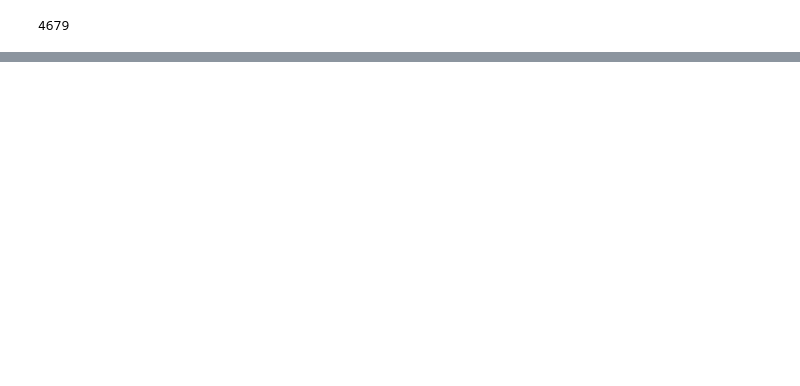
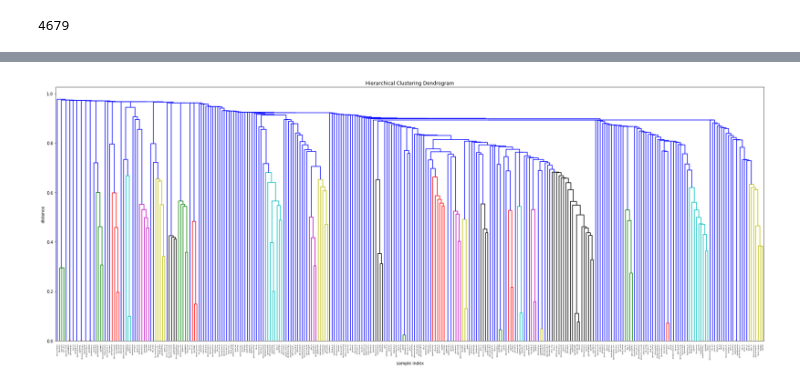
Before and after one commit to dimazest/2018-lv2, a Jupyter notebook: supplement/Sandbox.ipynb, the cells around one changed output, grey strips where cells are left out. Cells and saved outputs as stored; diff of their text form; code cells hidden in the pictures; blank space fills up the shorter version.

Commit message:
Hierarchical clustering of screen names

```diff
--- a/supplement/Sandbox.ipynb
+++ b/supplement/Sandbox.ipynb
@@ -39,5 +48,7 @@ vocabulary[''] = 0
 len(vocabulary)
 # %% [output]
 4679
+# %%
+D = 10_000
 # %%
-features = ri.Features(vocabulary)
+features = ri.Features(vocabulary, D=D)
@@ -74,6 +54,0 @@ def index(tweets, features):
-# %%
-%%time
-languages, screen_names, hashtags = index(
-    itertools.islice(read_tweets('tweet_dump.csv'), 100_000),
-    features,
-)
@@ -96,0 +108,29 @@ Wall time: 1h 8min 20s
+# %%
+screen_names = (
+    #by_screen_name.loc[by_screen_name.index.value_counts().nlargest(70).index]
+    by_screen_name[by_screen_name.index.str.startswith('@') == True]
+    .merge(tweets, left_on='tweet_id', right_index=True)
+    .set_index('tweet_id', append=True)
+).groupby(level='screen_names').sum()
+# %%
+# sn = screen_names[screen_names.index.str.startswith('@') == True]
+sn = screen_names
+Z = linkage(sn, metric='cosine')
+
+plt.figure(figsize=(25, 10))
+plt.title('Hierarchical Clustering Dendrogram')
+
+plt.xlabel('sample index')
+plt.ylabel('distance')
+
+dendrogram(
+    Z,
+    leaf_rotation=90.,  # rotates the x axis labels
+    leaf_font_size=4.,  # font size for the x axis labels
+    labels=sn.index,
+)
+
+plt.tight_layout()
+plt.savefig('screen_names_clusters.pdf')
+# %% [output]
+[figure, added]
```
Also changed, not shown: parts of 16 cells of this notebook, 1 other file.
